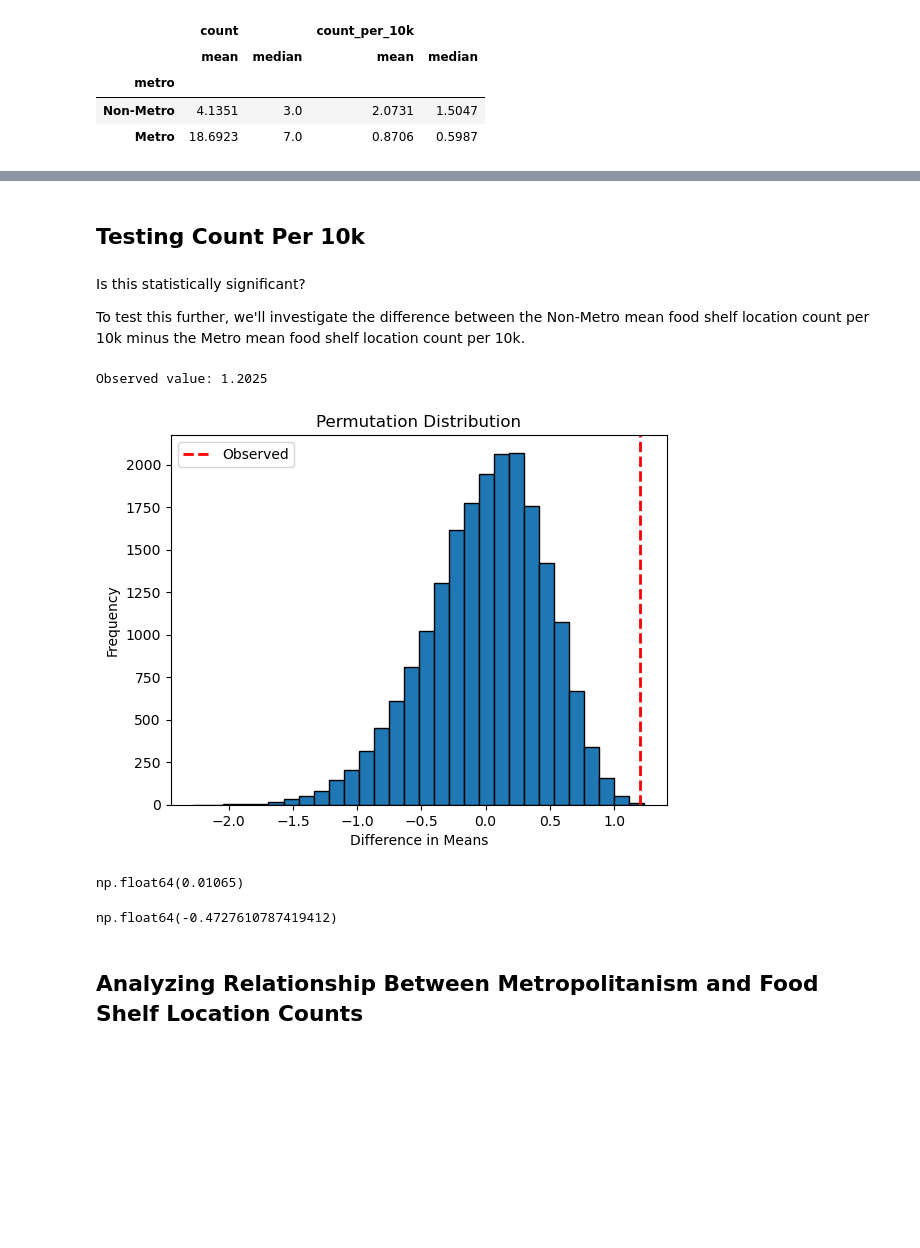
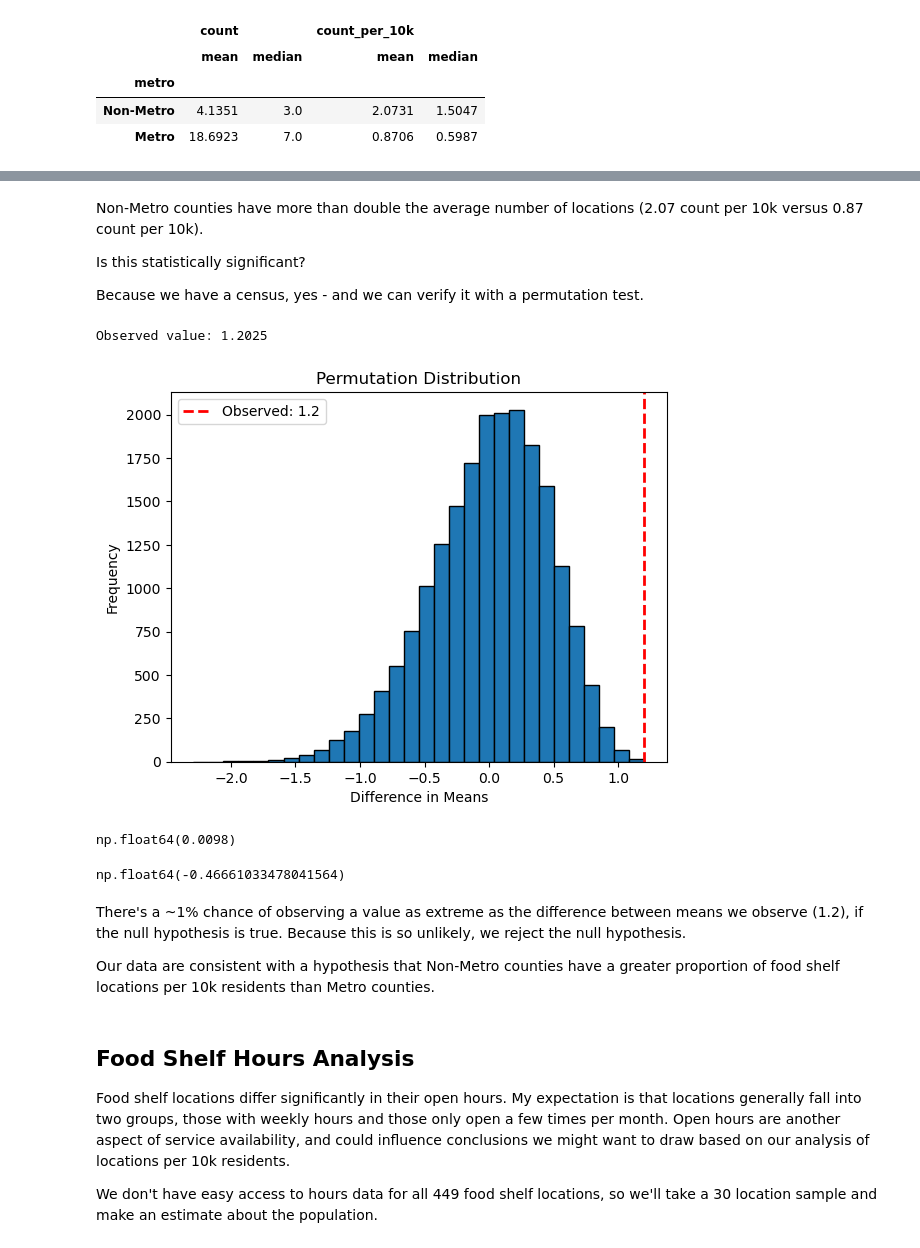
Before and after one commit to a-location-1/mn-food-shelf-analysis, a Jupyter notebook: food_shelf_analysis.ipynb, the cells around one changed output, grey strips where cells are left out. Saved outputs shown, nothing was run; the diff lists cells and outputs as text; code cells hidden in the pictures; blank space fills up the shorter version.

Commit message:
Statistical analysis draft complete

```diff
--- a/food_shelf_analysis.ipynb
+++ b/food_shelf_analysis.ipynb
@@ -176,13 +179,0 @@ Non-Metro counties have more than double the average number of locations (2.07 c
-# %%
-# Bootstrapping confidence intervals:
-replicates = []
-for _ in range(1_000):
-    replicates.append(county.sample(frac=1, replace=True)["count_per_10k"].mean())
-
-plt.hist(replicates, bins=18, edgecolor="black")
-plt.axvline(county["count_per_10k"].mean(), color="orange", linestyle="-", linewidth=2)
-plt.xlabel("Rating for Local Rumor")
-plt.ylabel("Frequency")
-plt.title("Bootstrap Replicates of Local Rumor Rating")
-plt.tight_layout()
-plt.show()
@@ -191,16 +180,18 @@ plt.show()
-# %% [markdown]
-## Testing Count Per 10k
 # %% [markdown]
+Non-Metro counties have more than double the average number of locations (2.07 count per 10k versus 0.87 count per 10k).
+
 Is this statistically significant?
 
-To test this further, we'll investigate the difference between the Non-Metro mean food shelf location count per 10k minus the Metro mean food shelf location count per 10k.
+Because we have a census, yes - and we can verify it with a permutation test.
 # %%
+# Defining the test statistic and Non-Metro mean minus Metro mean:
 def difference_in_means(df):
     means = df.groupby("metro")["count_per_10k"].mean()
     return np.round(means[0] - means[1], 4)
+
+
+observed_value = difference_in_means(county)
+print(f"Observed value: {observed_value}")
+# %% [output]
+Observed value: 1.2025
-# %%
-observed_value = difference_in_means(county)
-print(f"Observed value: {observed_value}")
-# %% [output]
-Observed value: 1.2025
 # %%
@@ -214,23 +206,40 @@ for _ in range(n_sim - 1):
     )
     replicates.append(difference_in_means(sim_county))
 # %%
+# Plotting the permutation distribution:
 plt.hist(replicates, bins=30, edgecolor="black")
-plt.axvline(observed_value, color="red", linestyle="--", linewidth=2, label="Observed")
+plt.axvline(
+    observed_value,
+    color="red",
+    linestyle="--",
+    linewidth=2,
+    label=f"Observed: {round(observed_value, 2)}",
+)
 plt.xlabel("Difference in Means")
 plt.ylabel("Frequency")
 plt.title("Permutation Distribution")
 plt.legend()
 plt.show()
 # %% [output]
-[figure, old version]
+[figure, new version]
 # %%
+# Calculating the p-value:
 p_value = np.mean(np.abs(replicates) >= np.abs(observed_value))
 p_value
 # %% [output]
-np.float64(0.01065)
+np.float64(0.0098)
 # %%
+# Investigating the skew of the permutation distribution:
 pd.Series(replicates).skew()
 # %% [output]
-np.float64(-0.4727610787419412)
+np.float64(-0.46661033478041564)
+# %% [markdown]
+There's a ~1% chance of observing a value as extreme as the difference between means we observe (1.2), if the null hypothesis is true. Because this is so unlikely, we reject the null hypothesis.
+
+Our data are consistent with a hypothesis that Non-Metro counties have a greater proportion of food shelf locations per 10k residents than Metro counties.
 # %% [markdown]
-## Analyzing Relationship Between Metropolitanism and Food Shelf Location Counts
+## Food Shelf Hours Analysis
+
+Food shelf locations differ significantly in their open hours. My expectation is that locations generally fall into two groups, those with weekly hours and those only open a few times per month. Open hours are another aspect of service availability, and could influence conclusions we might want to draw based on our analysis of locations per 10k residents.
+
+We don't have easy access to hours data for all 449 food shelf locations, so we'll take a 30 location sample and make an estimate about the population.
```
Also changed, not shown: parts of 26 cells of this notebook.
